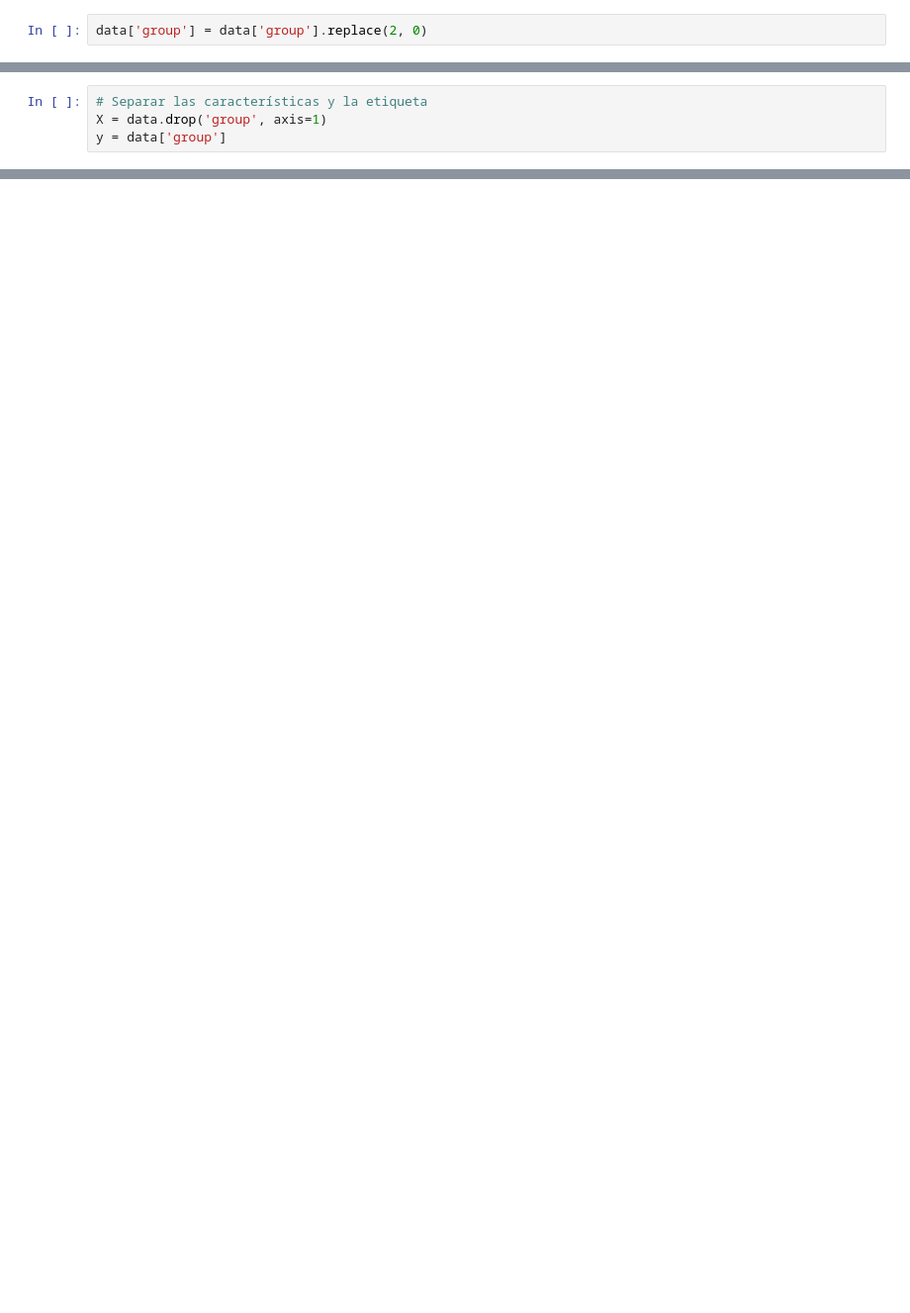
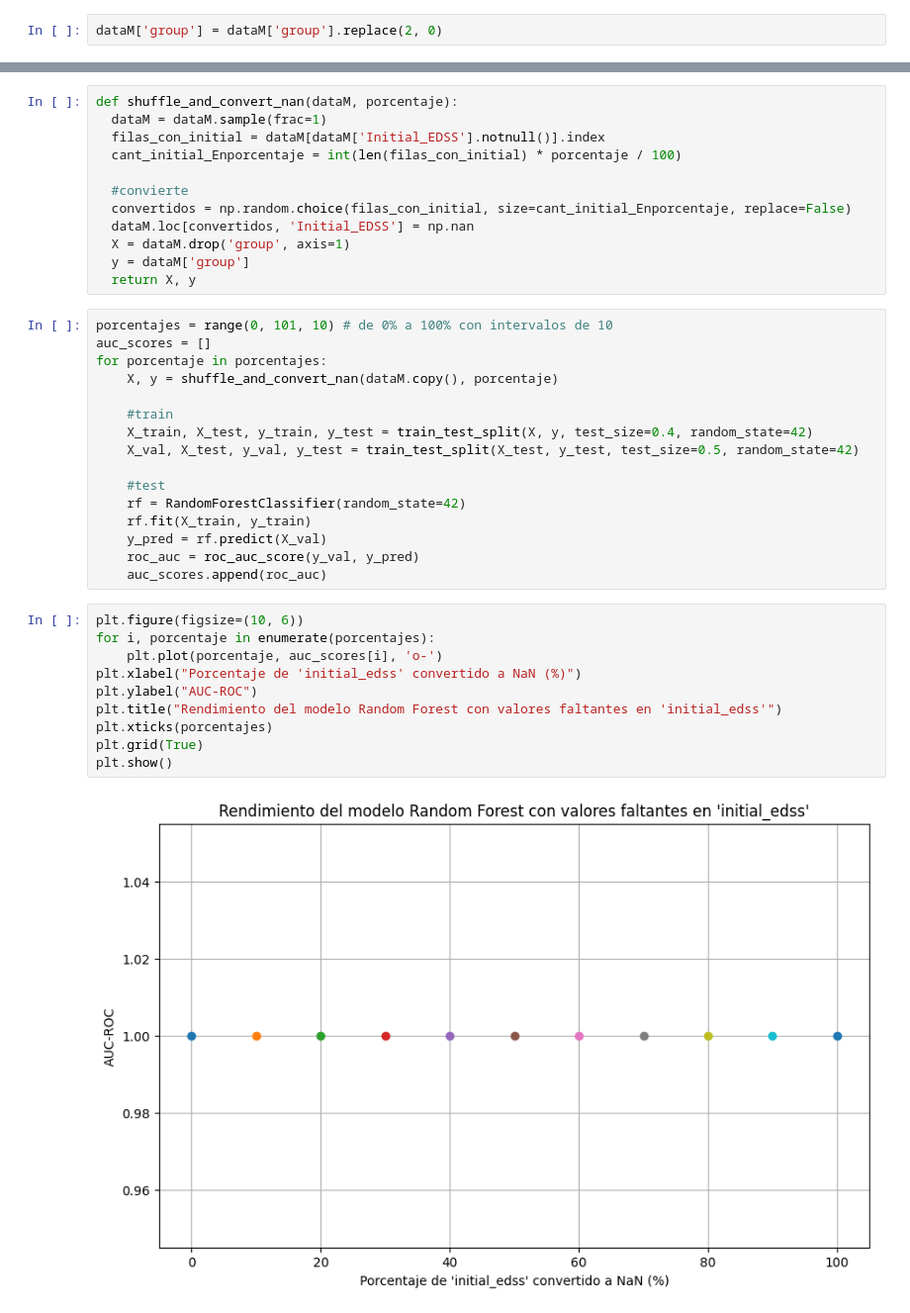
Before and after one commit to BertoloniLucas/SimaAI, a Jupyter notebook: models/M1-Random F. - imputando en initial_edss.ipynb, the cells around one changed output, grey strips where cells are left out. Shown at 99% size. Drawn from its saved outputs; the diff is of its cells as text; blank space fills up the shorter version.

```diff
--- a/models/M1-Random F. - imputando en initial_edss.ipynb
+++ b/models/M1-Random F. - imputando en initial_edss.ipynb
@@ -67,3 +62,3 @@ data
 # %%
-data['group'] = data['group'].replace(2, 0)
+dataM['group'] = dataM['group'].replace(2, 0)
 # %%
@@ -108,4 +80,0 @@ data
-# %%
-# Separar las características y la etiqueta
-X = data.drop('group', axis=1)
-y = data['group']
@@ -126,0 +161,40 @@ exactitud: 1.0
+# %%
+def shuffle_and_convert_nan(dataM, porcentaje):
+  dataM = dataM.sample(frac=1)
+  filas_con_initial = dataM[dataM['Initial_EDSS'].notnull()].index
+  cant_initial_Enporcentaje = int(len(filas_con_initial) * porcentaje / 100)
+
+  #convierte
+  convertidos = np.random.choice(filas_con_initial, size=cant_initial_Enporcentaje, replace=False)
+  dataM.loc[convertidos, 'Initial_EDSS'] = np.nan
+  X = dataM.drop('group', axis=1)
+  y = dataM['group']
+  return X, y
+# %%
+porcentajes = range(0, 101, 10) # de 0% a 100% con intervalos de 10
+auc_scores = []
+for porcentaje in porcentajes:
+    X, y = shuffle_and_convert_nan(dataM.copy(), porcentaje)
+
+    #train
+    X_train, X_test, y_train, y_test = train_test_split(X, y, test_size=0.4, random_state=42)
+    X_val, X_test, y_val, y_test = train_test_split(X_test, y_test, test_size=0.5, random_state=42)
+
+    #test
+    rf = RandomForestClassifier(random_state=42)
+    rf.fit(X_train, y_train)
+    y_pred = rf.predict(X_val)
+    roc_auc = roc_auc_score(y_val, y_pred)
+    auc_scores.append(roc_auc)
+# %%
+plt.figure(figsize=(10, 6))
+for i, porcentaje in enumerate(porcentajes):
+    plt.plot(porcentaje, auc_scores[i], 'o-')
+plt.xlabel("Porcentaje de 'initial_edss' convertido a NaN (%)")
+plt.ylabel("AUC-ROC")
+plt.title("Rendimiento del modelo Random Forest con valores faltantes en 'initial_edss'")
+plt.xticks(porcentajes)
+plt.grid(True)
+plt.show()
+# %% [output]
+[figure, added]
```
Also changed, not shown: parts of 22 cells of this notebook.
